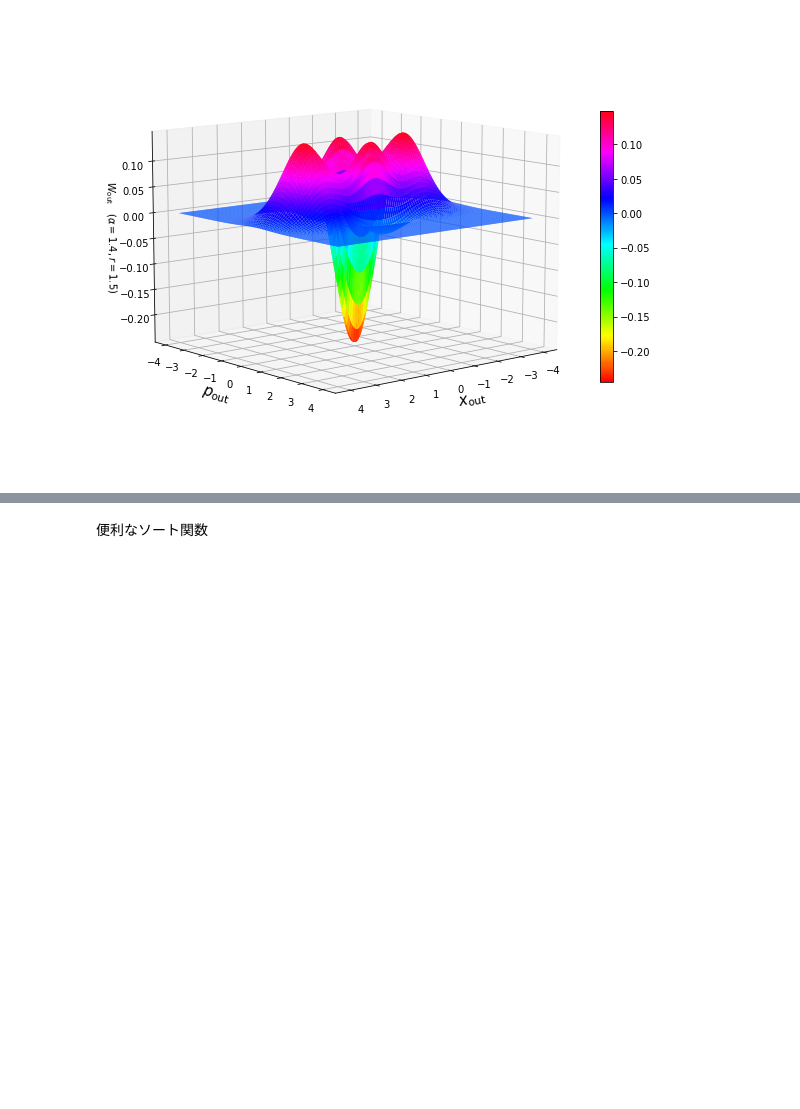
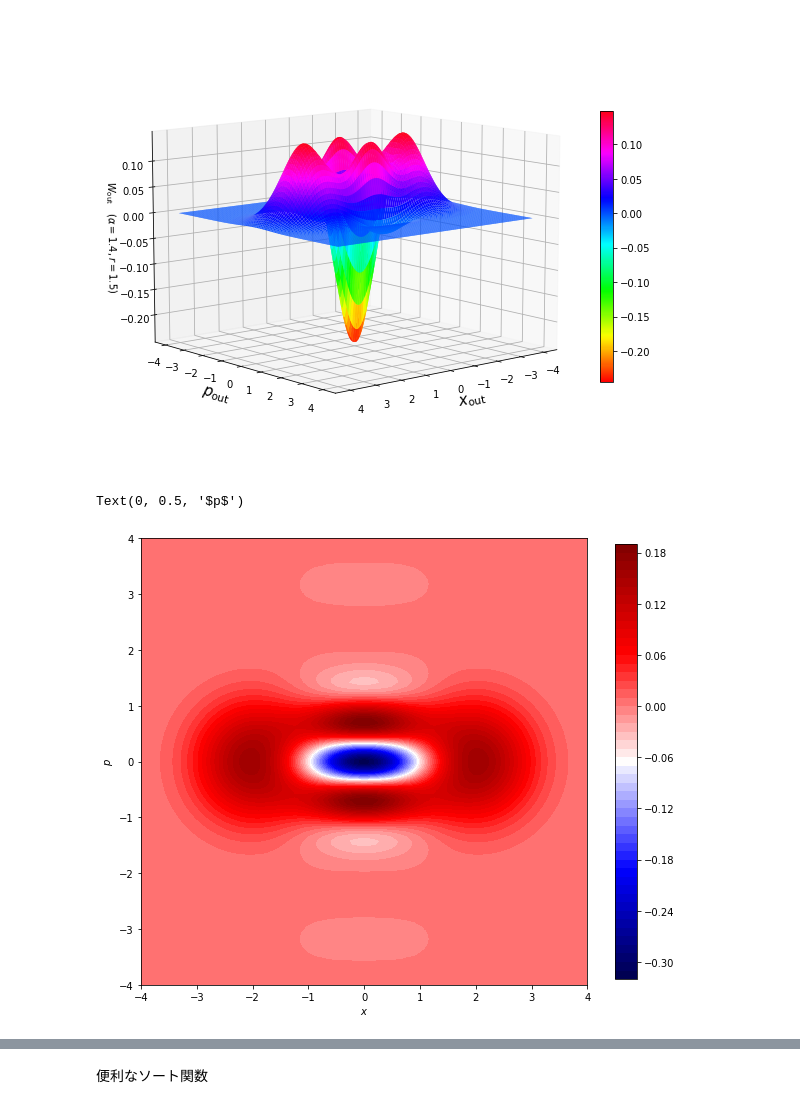
Before and after one commit to ruofan-he/quantum_information, a Jupyter notebook: 猫状態のウィグナー関数.ipynb, the cells around one changed output, grey strips where cells are left out. Cells and saved outputs as stored; diff of their text form; code cells hidden in the pictures; blank space fills up the shorter version.

```diff
--- a/猫状態のウィグナー関数.ipynb
+++ b/猫状態のウィグナー関数.ipynb
@@ -61,3 +61,34 @@ ax.set_zlabel(r'$W_\mathrm{out}\quad(\alpha=1.4, r=1.5)$', size=10)
 fig.savefig('wigner_cat_tele.pdf')
 # %% [output]
 [figure]
+# %%
+import matplotlib.pyplot as plt
+import numpy as np
+
+
+fig = plt.figure(figsize=(10,10))
+ax = fig.add_subplot()
+ax.set_aspect('equal', adjustable='box')
+#ax.view_init(10, 50)
+
+x = np.linspace(-4,4,100)
+y = np.linspace(-4,4,100)
+xx, yy = np.meshgrid(x,y)
+
+alpha = 1.4
+cat_wigner = np.frompyfunc(lambda x,y,x0,y0: np.exp(-(x-x0)**2 -(y-y0)**2 ) + np.exp(-(x+x0)**2 -(y+y0)**2 ) -2*np.exp(-x**2 - y**2)*np.cos(2*(x0*y -y0*x)), 4, 1)
+
+x0 = np.sqrt(2)*alpha.real
+y0 = np.sqrt(2)*alpha.imag
+cat = cat_wigner(xx,yy,x0,y0).astype(np.double)/(2*np.pi*(1-np.exp(-2*abs(alpha)**2)))
+
+surf = ax.contourf(xx, yy, cat,cmap='seismic',levels=50) #cmap='hsv', linewidth=0,antialiased=True, rcount=100, ccount=100,shade=True)
+fig.colorbar(surf, shrink=0.8)
+
+ax.set_xlabel(r'$x$')
+ax.set_ylabel(r'$p$')
+
+#fig.savefig('wigner.pdf')
+# %% [output]
+Text(0, 0.5, '$p$')
+[figure, added]
```
Also changed, not shown: parts of 2 cells of this notebook, 3 other files.
